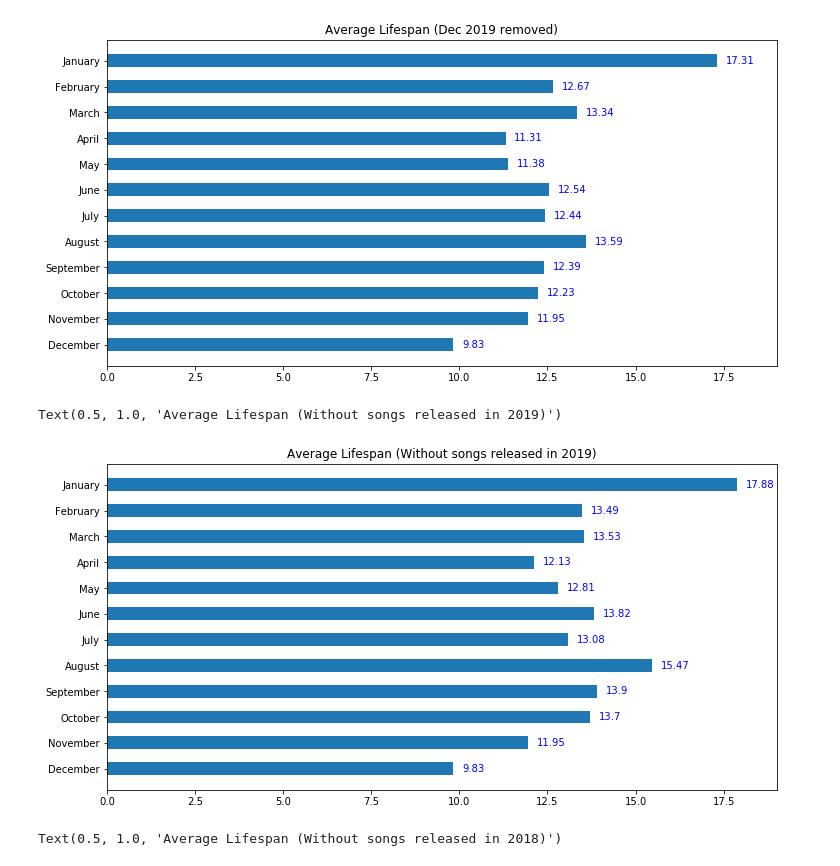
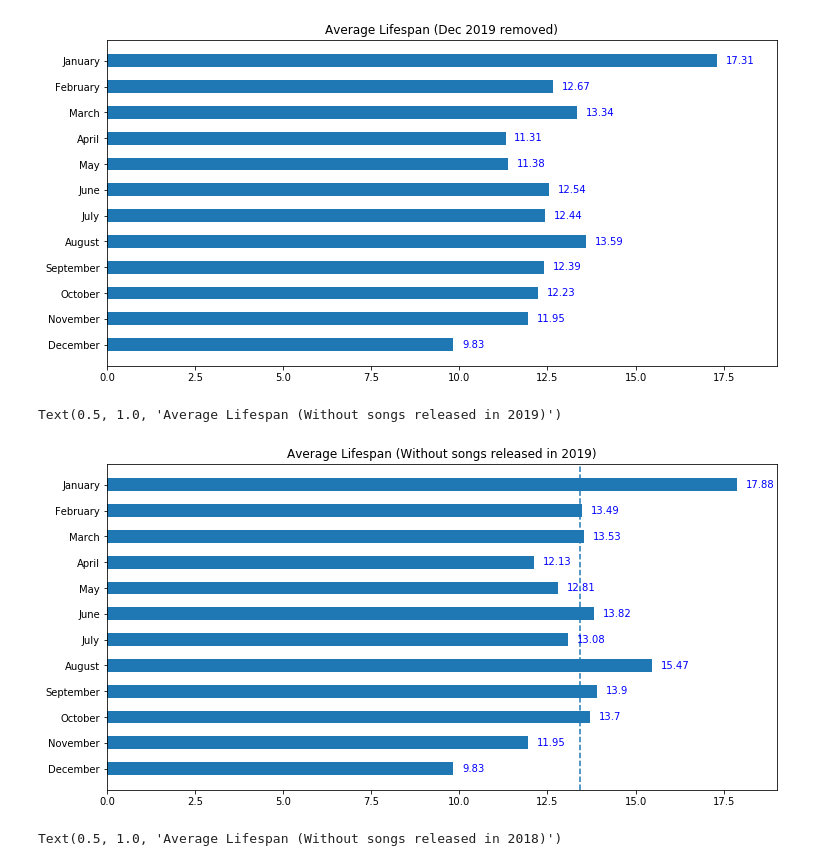
Before and after one commit to virsagothethird/UK-Top-100-Songs, a Jupyter notebook: uk100-Copy1.ipynb, the cells around one changed output. Drawn from its saved outputs; the diff is of its cells as text; code cells hidden in the pictures.

```diff
--- a/uk100-Copy1.ipynb
+++ b/uk100-Copy1.ipynb
@@ -895,7 +878,7 @@ Text(0.5, 1.0, 'Number of Songs Per Month')
 num_per_month_test = spark.sql('''
             SELECT MONTH(entrance_date) as month, COUNT(*) as num_songs
             FROM test3
-            WHERE entrance_date < "2018-01-01"
+            WHERE entrance_date < "2019-01-01"
             GROUP BY MONTH(entrance_date)
             ORDER BY 1
             ''')
@@ -1069,15 +1052,16 @@ avg_lifespan_3 = avg_lifespan_per_month_3.rdd.map(lambda row: row.avg_lifespan).
 # %%
 fig, ax = plt.subplots(figsize=(12,6))
 
 ax.barh(months, avg_lifespan_3, height=0.5)
 ax.invert_yaxis()
 for i, v in enumerate(avg_lifespan_3):
     ax.text(v + 0.25, i + .1, str(v), color='blue')
+ax.axvline(13.43, linestyle="--")
 ax.set_xlim(0,19)
 ax.set_title('Average Lifespan (Without songs released in 2019)')
 # %% [output]
 Text(0.5, 1.0, 'Average Lifespan (Without songs released in 2019)')
-[figure, old version]
+[figure, new version]
 # %%
 avg_lifespan_per_month_4 = spark.sql('''
             SELECT MONTH(entrance_date) AS month, ROUND(AVG(num_weeks),2) AS avg_lifespan
```
Also changed, not shown: parts of 17 cells of this notebook.
